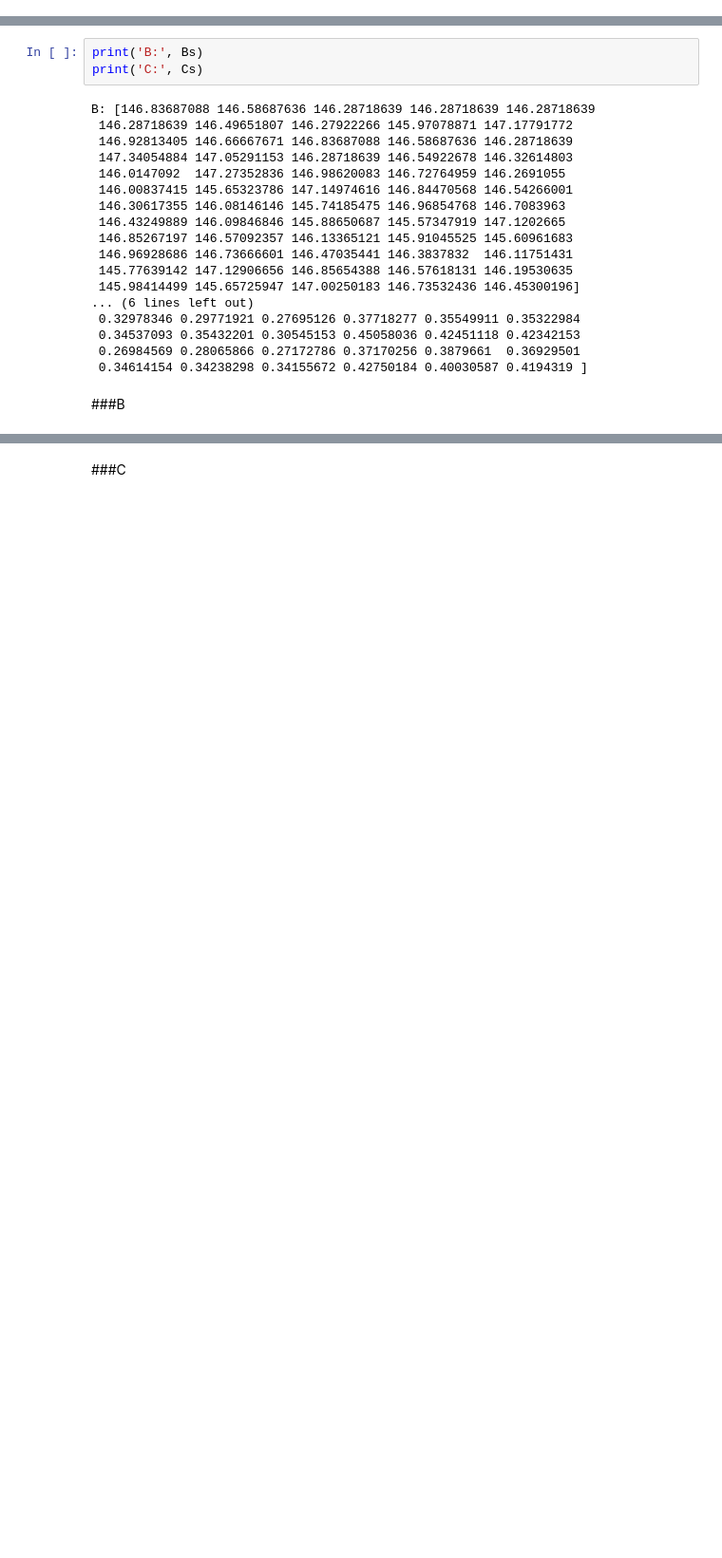
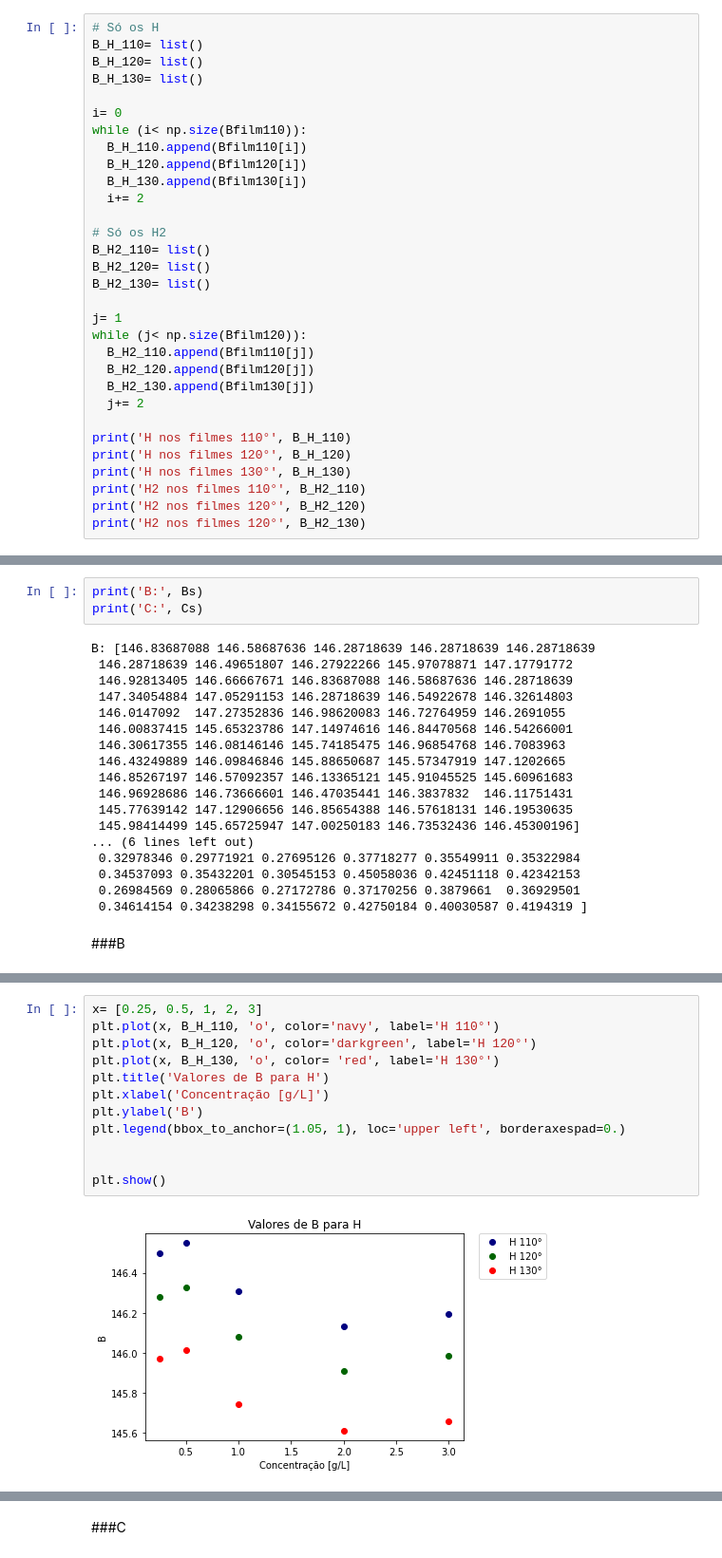
Before and after one commit to lkramerpezzin/lkramerpezzin, a Jupyter notebook: parâmetros_e_análises.ipynb, the cells around one changed output, grey strips where cells are left out. Shown at 95% size. Drawn from its saved outputs; the diff is of its cells as text; blank space fills up the shorter version.

```diff
--- a/parâmetros_e_análises.ipynb
+++ b/parâmetros_e_análises.ipynb
@@ -204,0 +234,31 @@ display(df.iloc[48:60])
+# %%
+# Só os H
+B_H_110= list()
+B_H_120= list()
+B_H_130= list()
+
+i= 0
+while (i< np.size(Bfilm110)):
+  B_H_110.append(Bfilm110[i])
+  B_H_120.append(Bfilm120[i])
+  B_H_130.append(Bfilm130[i])
+  i+= 2
+
+# Só os H2
+B_H2_110= list()
+B_H2_120= list()
+B_H2_130= list()
+
+j= 1
+while (j< np.size(Bfilm120)):
+  B_H2_110.append(Bfilm110[j])
+  B_H2_120.append(Bfilm120[j])
+  B_H2_130.append(Bfilm130[j])
+  j+= 2
+
+print('H nos filmes 110°', B_H_110)
+print('H nos filmes 120°', B_H_120)
+print('H nos filmes 130°', B_H_130)
+print('H2 nos filmes 110°', B_H2_110)
+print('H2 nos filmes 120°', B_H2_120)
+print('H2 nos filmes 120°', B_H2_130)
@@ -392,0 +295,14 @@ Name: B, dtype: float64
+# %%
+x= [0.25, 0.5, 1, 2, 3]
+plt.plot(x, B_H_110, 'o', color='navy', label='H 110°')
+plt.plot(x, B_H_120, 'o', color='darkgreen', label='H 120°')
+plt.plot(x, B_H_130, 'o', color= 'red', label='H 130°')
+plt.title('Valores de B para H')
+plt.xlabel('Concentração [g/L]')
+plt.ylabel('B')
+plt.legend(bbox_to_anchor=(1.05, 1), loc='upper left', borderaxespad=0.)
+
+
+plt.show()
+# %% [output]
+[figure, added]
```
Also changed, not shown: parts of 20 cells of this notebook.
